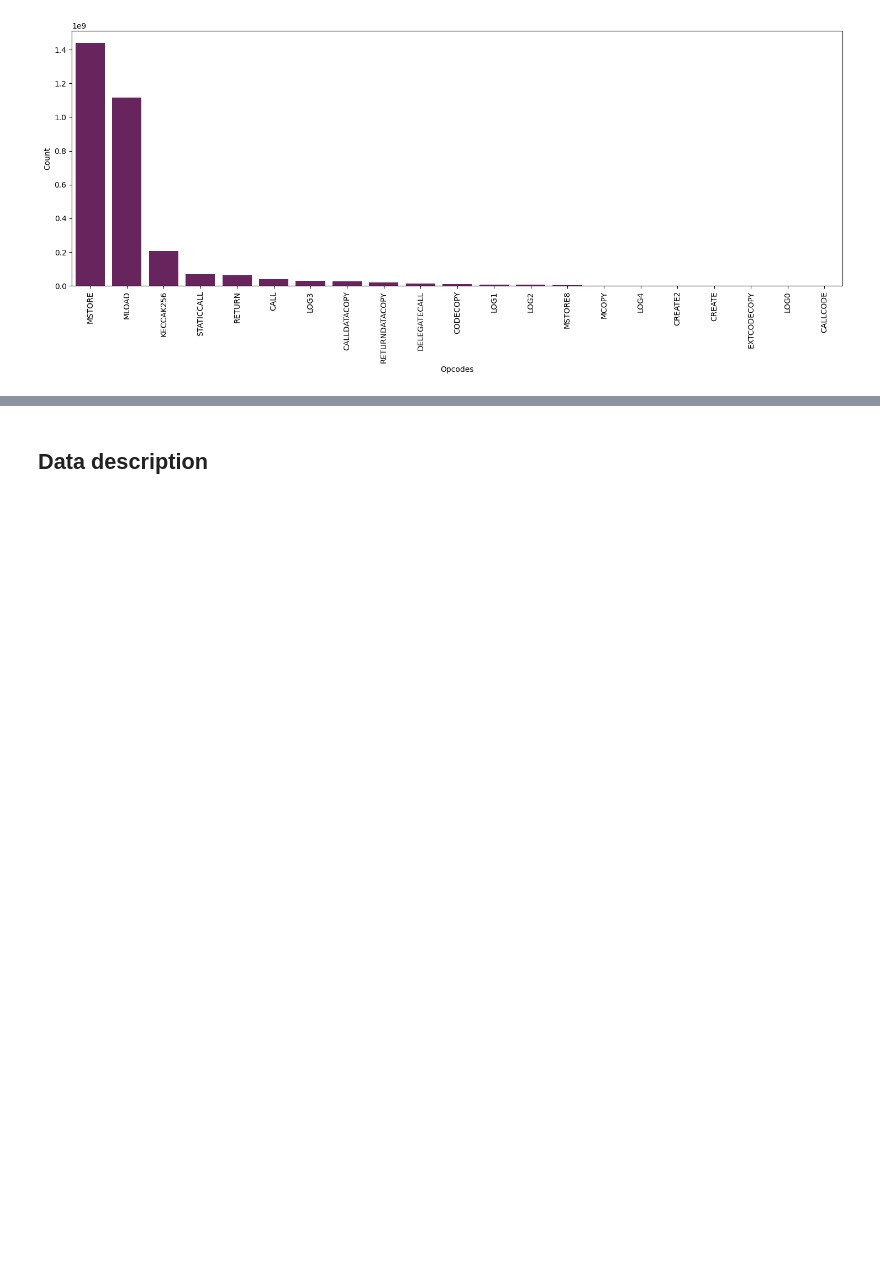
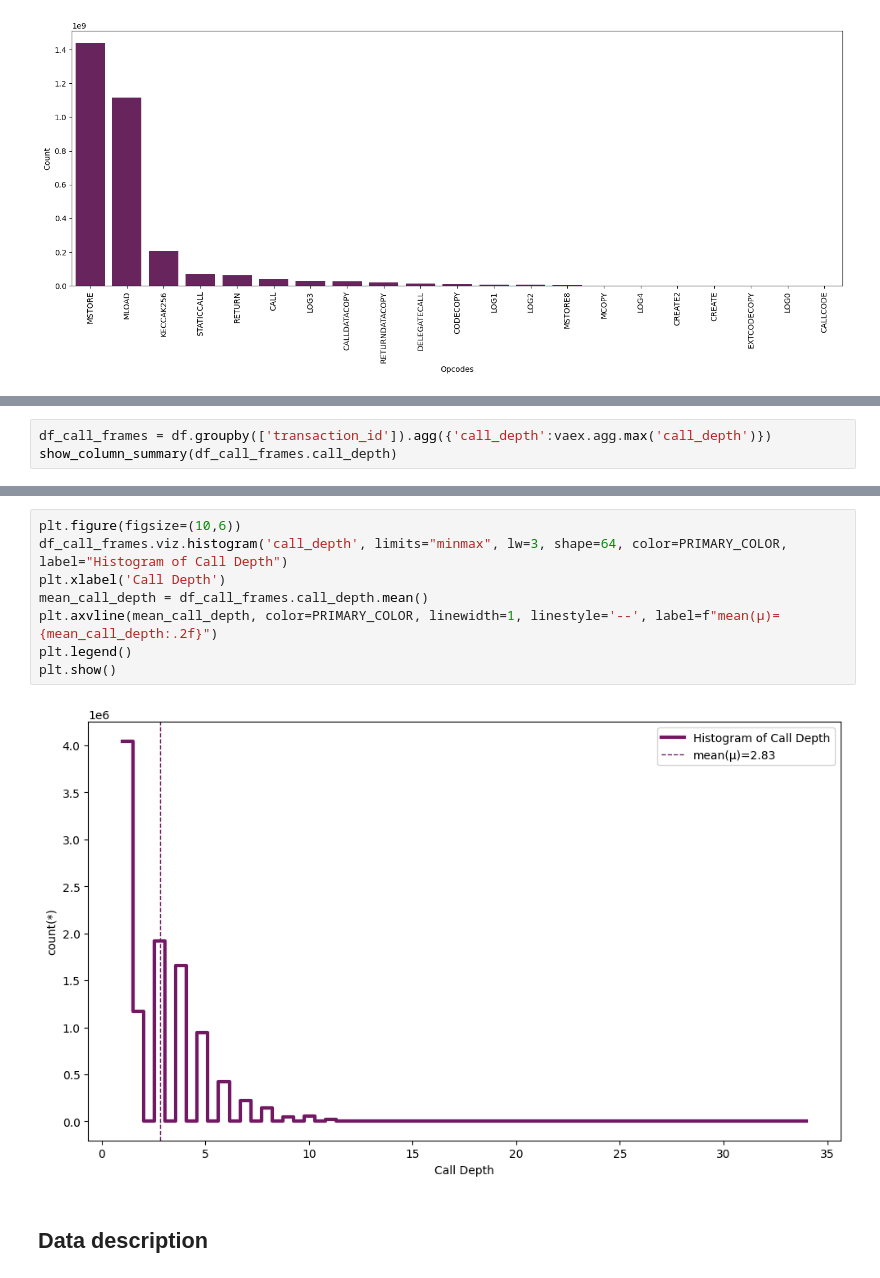
Before and after one commit to raxhvl/evm-memory-analysis, a Jupyter notebook: evm-memory-analysis.ipynb, the cells around one changed output, grey strips where cells are left out. Saved outputs shown, nothing was run; the diff lists cells and outputs as text; blank space fills up the shorter version.

Commit message:
✨ feat: Analysis: Call Depth

```diff
--- a/evm-memory-analysis.ipynb
+++ b/evm-memory-analysis.ipynb
@@ -152,0 +151,3 @@ plt.show()
+# %%
+df_call_frames = df.groupby(['transaction_id']).agg({'call_depth':vaex.agg.max('call_depth')})
+show_column_summary(df_call_frames.call_depth)
@@ -153,3 +168,13 @@ plt.show()
+# %%
+plt.figure(figsize=(10,6))
+df_call_frames.viz.histogram('call_depth', limits="minmax", lw=3, shape=64, color=PRIMARY_COLOR, label="Histogram of Call Depth")
+plt.xlabel('Call Depth')
+mean_call_depth = df_call_frames.call_depth.mean()
+plt.axvline(mean_call_depth, color=PRIMARY_COLOR, linewidth=1, linestyle='--', label=f"mean(μ)={mean_call_depth:.2f}")
+plt.legend()
+plt.show()
+# %% [output]
+[figure, added]
 # %% [markdown]
 ## Data description
 # %%
```
Also changed, not shown: parts of 5 cells of this notebook.
